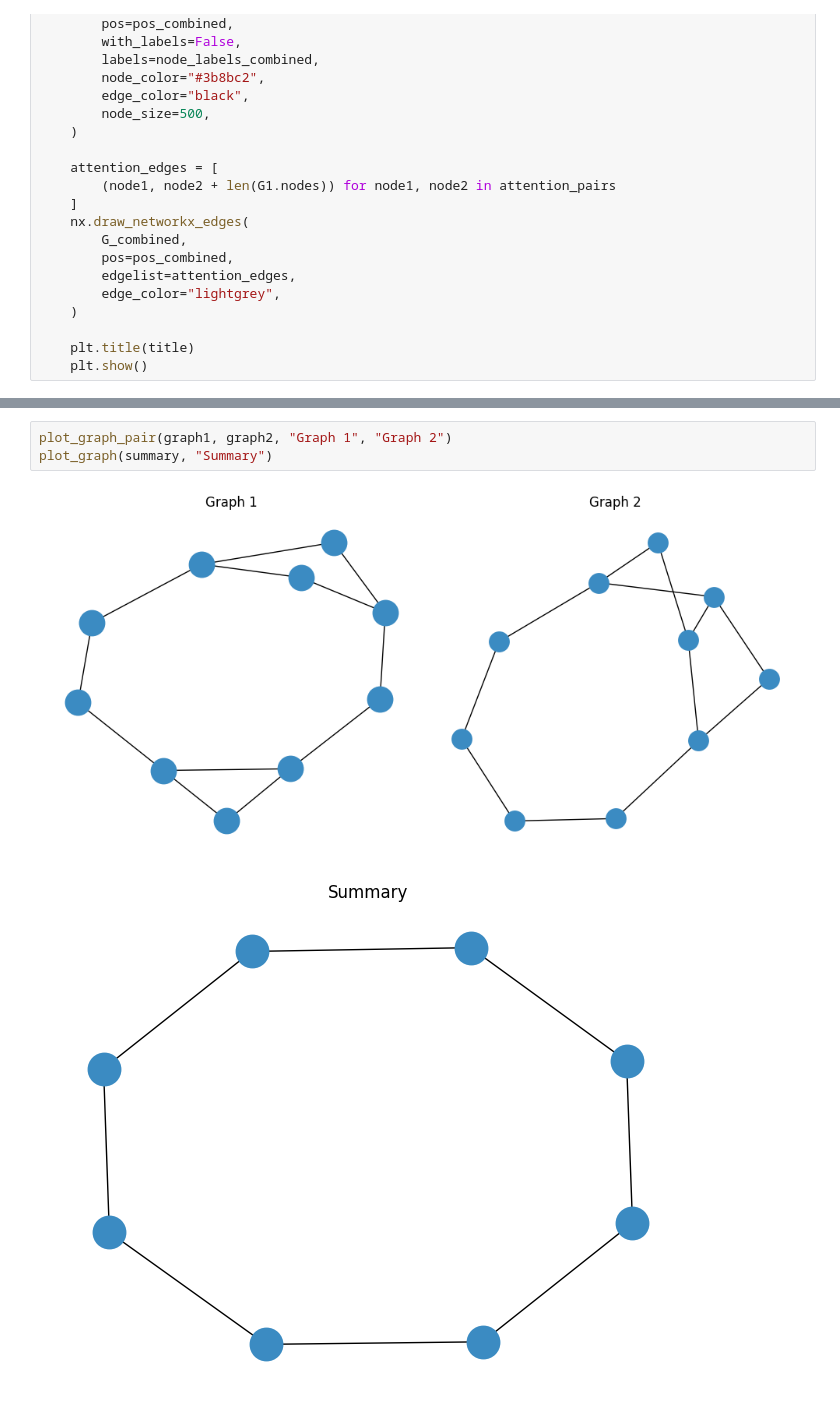
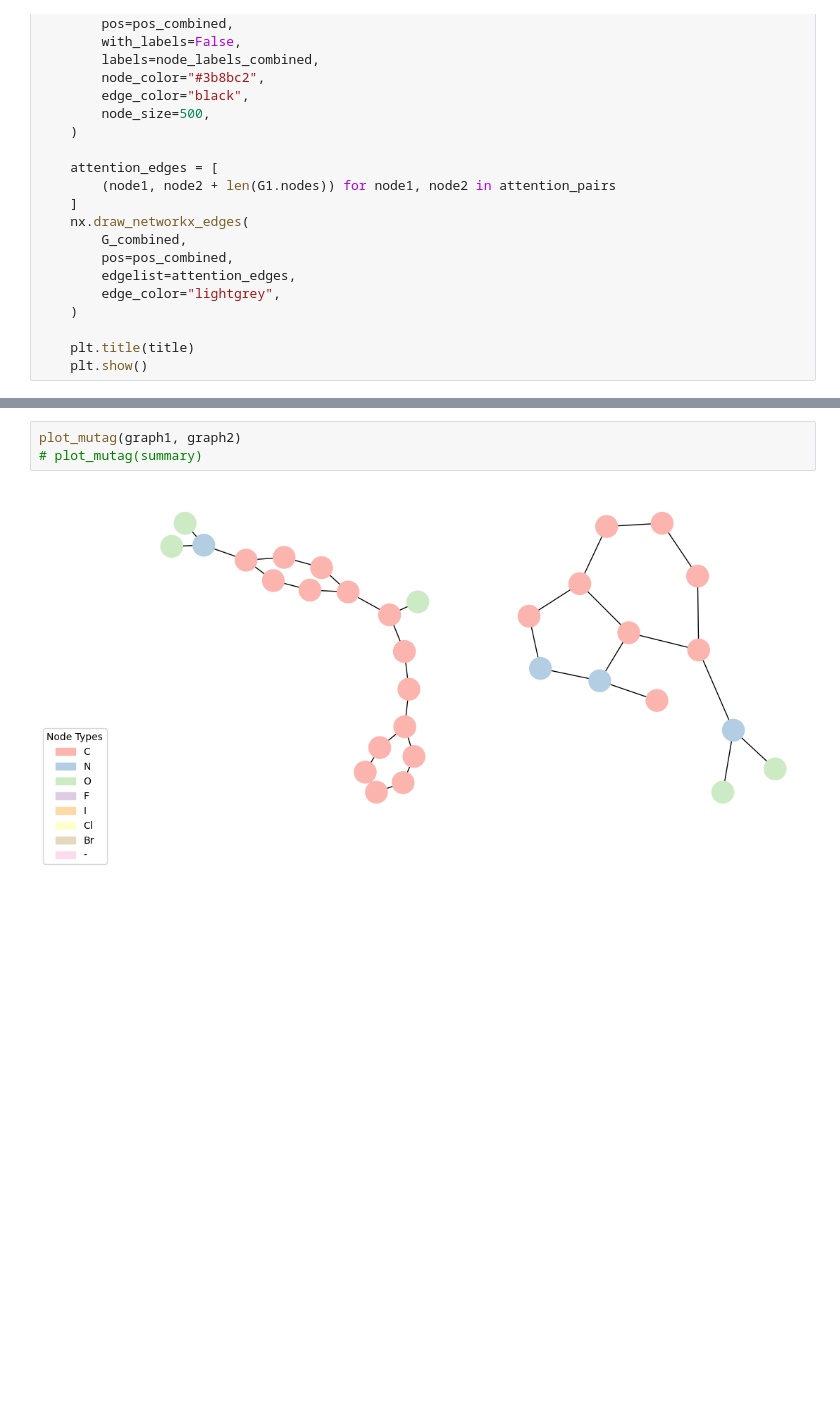
Before and after one commit to tsimiho/gmn, a Jupyter notebook: plots.ipynb, the cells around one changed output, grey strips where cells are left out. Cells and saved outputs as stored; diff of their text form; blank space fills up the shorter version.

```diff
--- a/plots.ipynb
+++ b/plots.ipynb
@@ -332,6 +385,5 @@ print(summary.num_nodes)
-# %%
-plot_graph_pair(graph1, graph2, "Graph 1", "Graph 2")
-plot_graph(summary, "Summary")
-# %% [output]
-[figure, removed]
-[figure, removed]
+# %%
+plot_mutag(graph1, graph2)
+# plot_mutag(summary)
+# %% [output]
+[figure, added]
```
Also changed, not shown: parts of 8 cells of this notebook, 18 other files.
